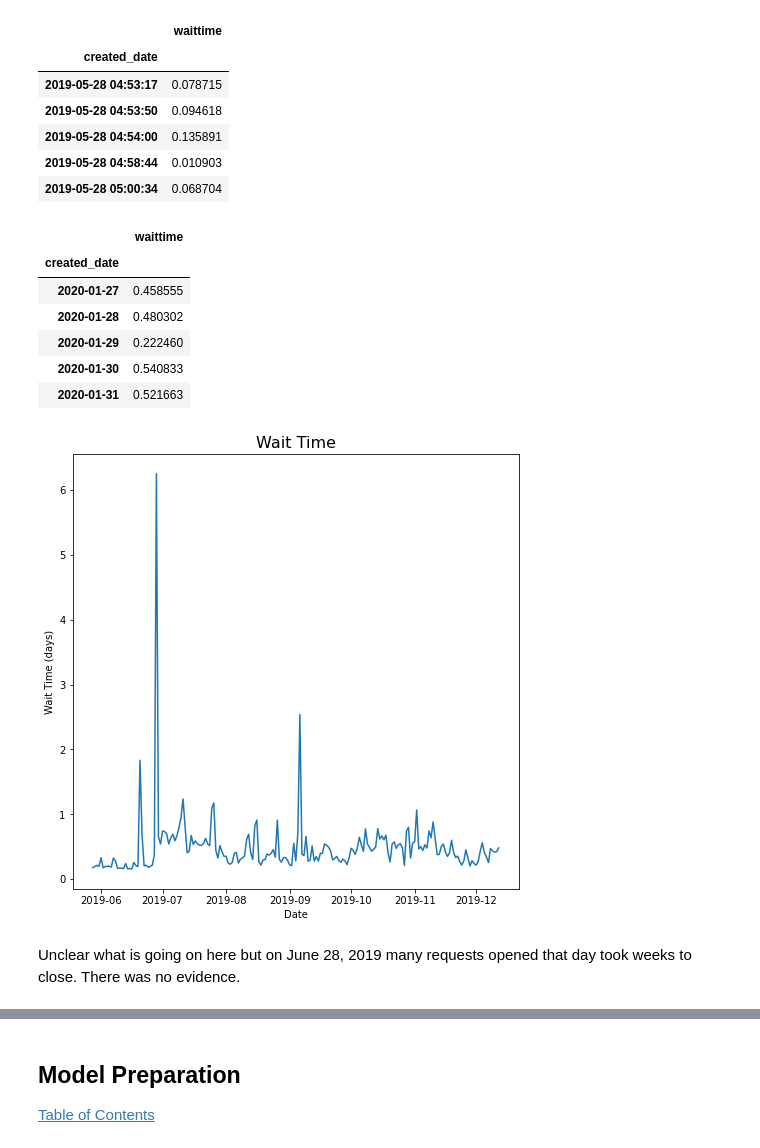
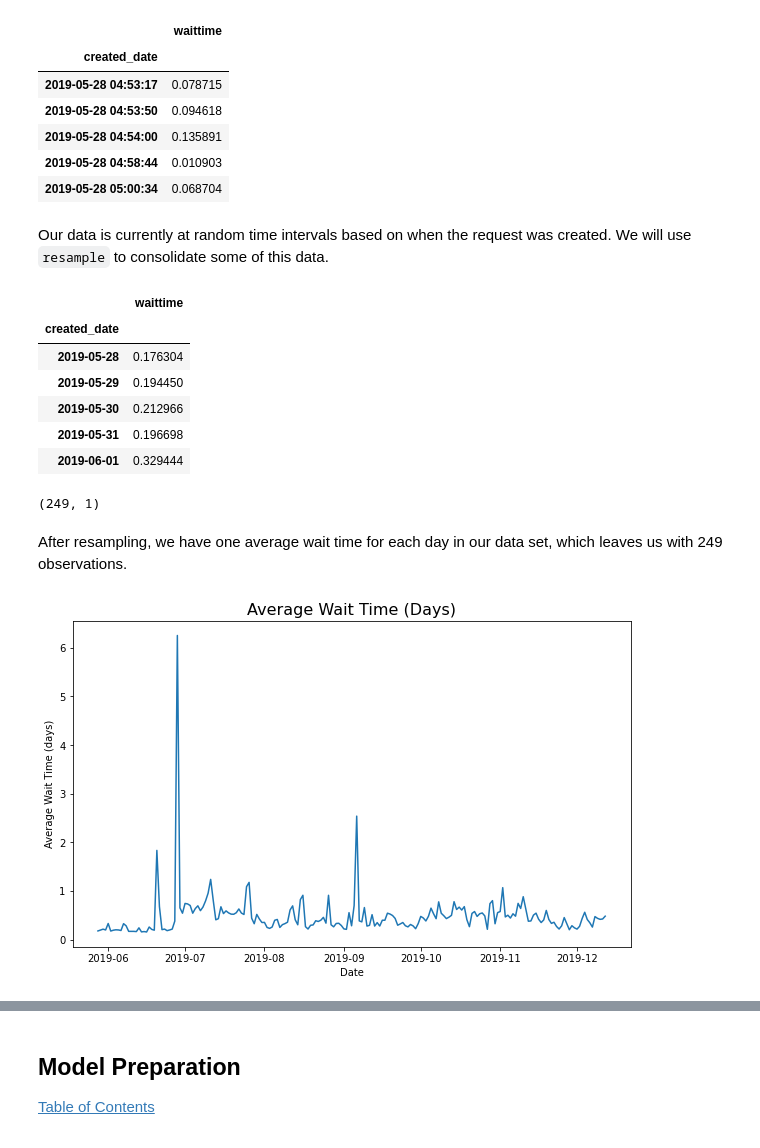
Before and after one commit to dmedellin2/311_service_requests, a Jupyter notebook: code/EDA-Copy1.ipynb, the cells around one changed output, grey strips where cells are left out. Drawn from its saved outputs; the diff is of its cells as text; code cells hidden in the pictures.

Commit message:
eda time series

```diff
--- a/code/EDA-Copy1.ipynb
+++ b/code/EDA-Copy1.ipynb
@@ -612,15 +604,24 @@ See the caveats in the documentation: https://pandas.pydata.org/pandas-docs/stab
 | 2019-05-28 04:54:00 | 0.135891 |
 | 2019-05-28 04:58:44 | 0.010903 |
 | 2019-05-28 05:00:34 | 0.068704 |
+# %% [markdown]
+Our data is currently at random time intervals based on when the request was created. We will use `resample` to consolidate some of this data.
 # %%
+# resampling by day
 ts_df = ts_df.resample('D').mean()
-ts_df.tail()
+ts_df.head()
 # %% [output]
 |  | waittime |
 | created_date |  |
-| 2020-01-27 | 0.458555 |
-| 2020-01-28 | 0.480302 |
-| 2020-01-29 | 0.222460 |
-| 2020-01-30 | 0.540833 |
-| 2020-01-31 | 0.521663 |
+| 2019-05-28 | 0.176304 |
+| 2019-05-29 | 0.194450 |
+| 2019-05-30 | 0.212966 |
+| 2019-05-31 | 0.196698 |
+| 2019-06-01 | 0.329444 |
+# %%
+ts_df.shape
+# %% [output]
+(249, 1)
+# %% [markdown]
+After resampling, we have one average wait time for each day in our data set, which leaves us with 249 observations.
 # %%
@@ -627,12 +629,10 @@ ts_df.tail()
 t_train, t_test = train_test_split(ts_df, test_size=.2, shuffle=False)
 # %%
-# Generate line plot of bus_ridership
-plt.figure(figsize=(8,8))
+# Generate line plot of wait time
+plt.figure(figsize=(10,6))
 plt.plot(t_train['waittime']);
-plt.title(label='Wait Time', fontsize = 16)
+plt.title(label='Average Wait Time (Days)', fontsize = 16)
 plt.xlabel("Date")
-plt.ylabel("Wait Time (days)");
+plt.ylabel("Average Wait Time (days)");
 # %% [output]
-[figure, old version]
+[figure, new version]
-# %% [markdown]
-Unclear what is going on here but on June 28, 2019 many requests opened that day took weeks to close. There was no evidence.
```
Also changed, not shown: parts of 14 cells of this notebook.
